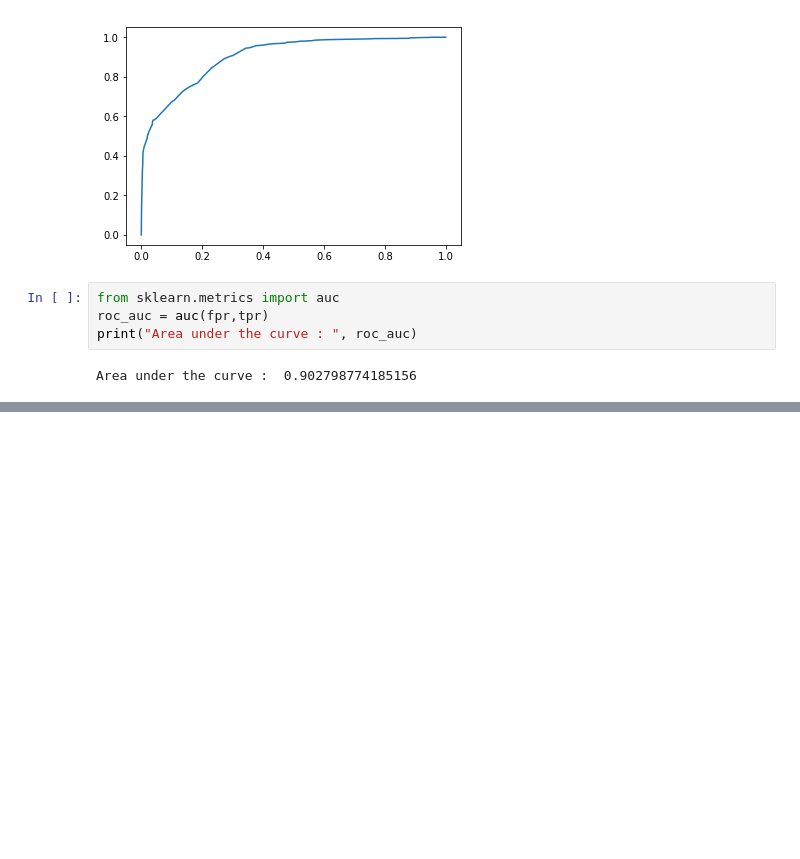
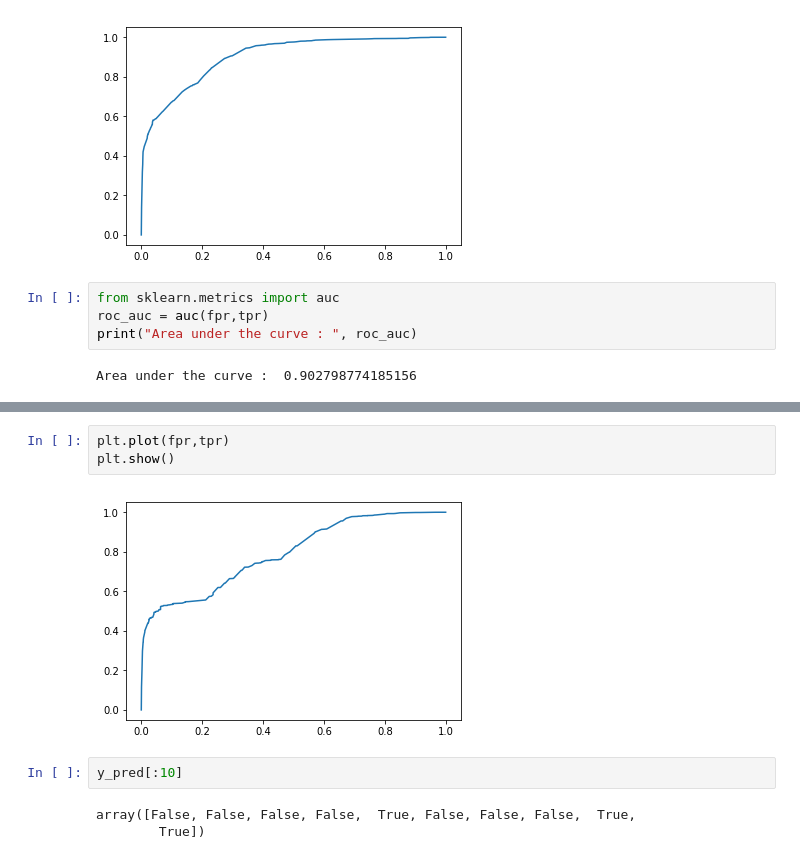
Before and after one commit to krishnatray/galvanize-dsi-capstone, a Jupyter notebook: src/docreach_EDA.ipynb, the cells around one changed output, grey strips where cells are left out. Drawn from its saved outputs; the diff is of its cells as text; blank space fills up the shorter version.

```diff
--- a/src/docreach_EDA.ipynb
+++ b/src/docreach_EDA.ipynb
@@ -296,0 +418,10 @@ Area under the curve :  0.902798774185156
+# %%
+plt.plot(fpr,tpr)
+plt.show()
+# %% [output]
+[figure, added]
+# %%
+y_pred[:10]
+# %% [output]
+array([False, False, False, False,  True, False, False, False,  True,
+        True])
```
Also changed, not shown: parts of 27 cells of this notebook, 4 other files.
